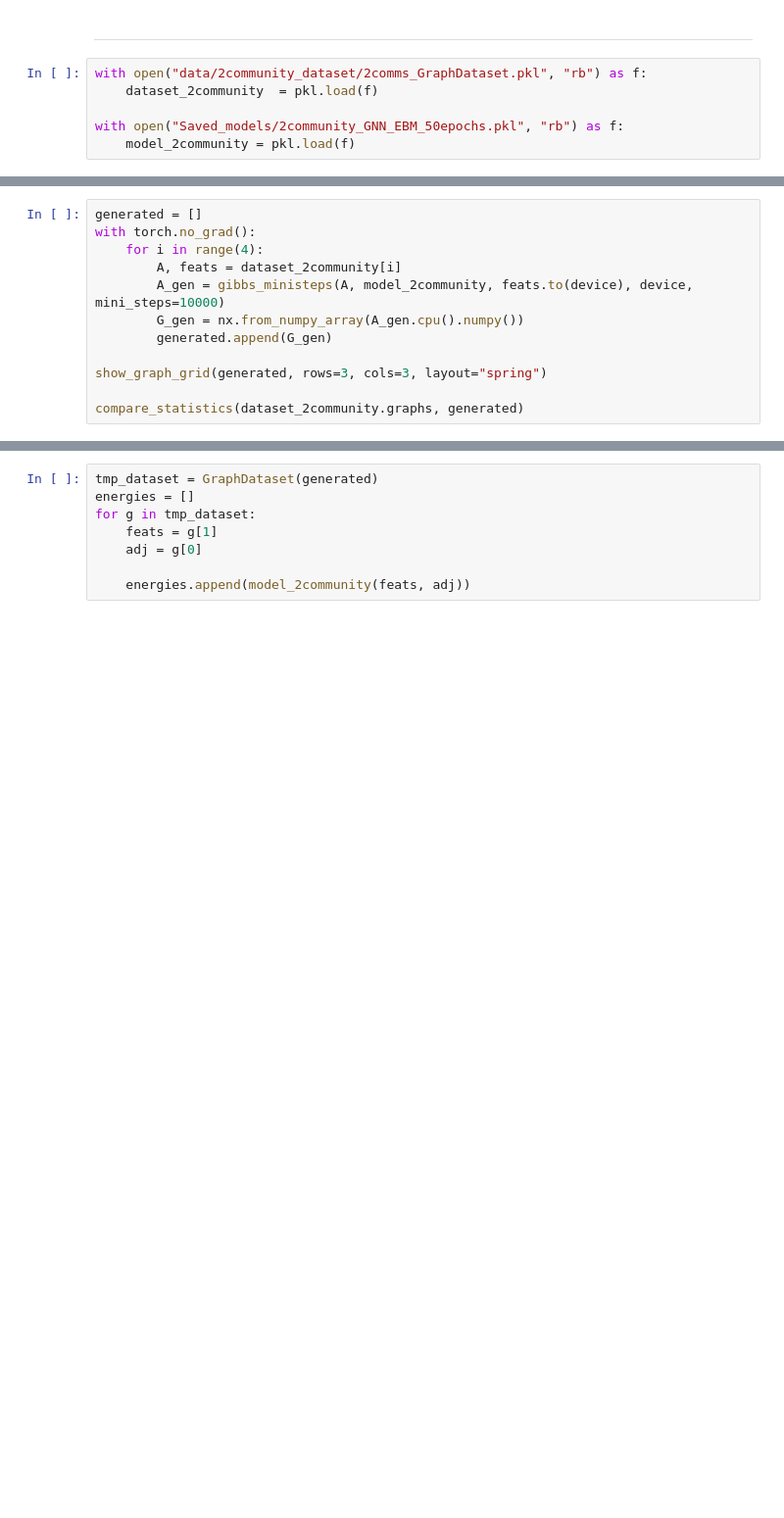
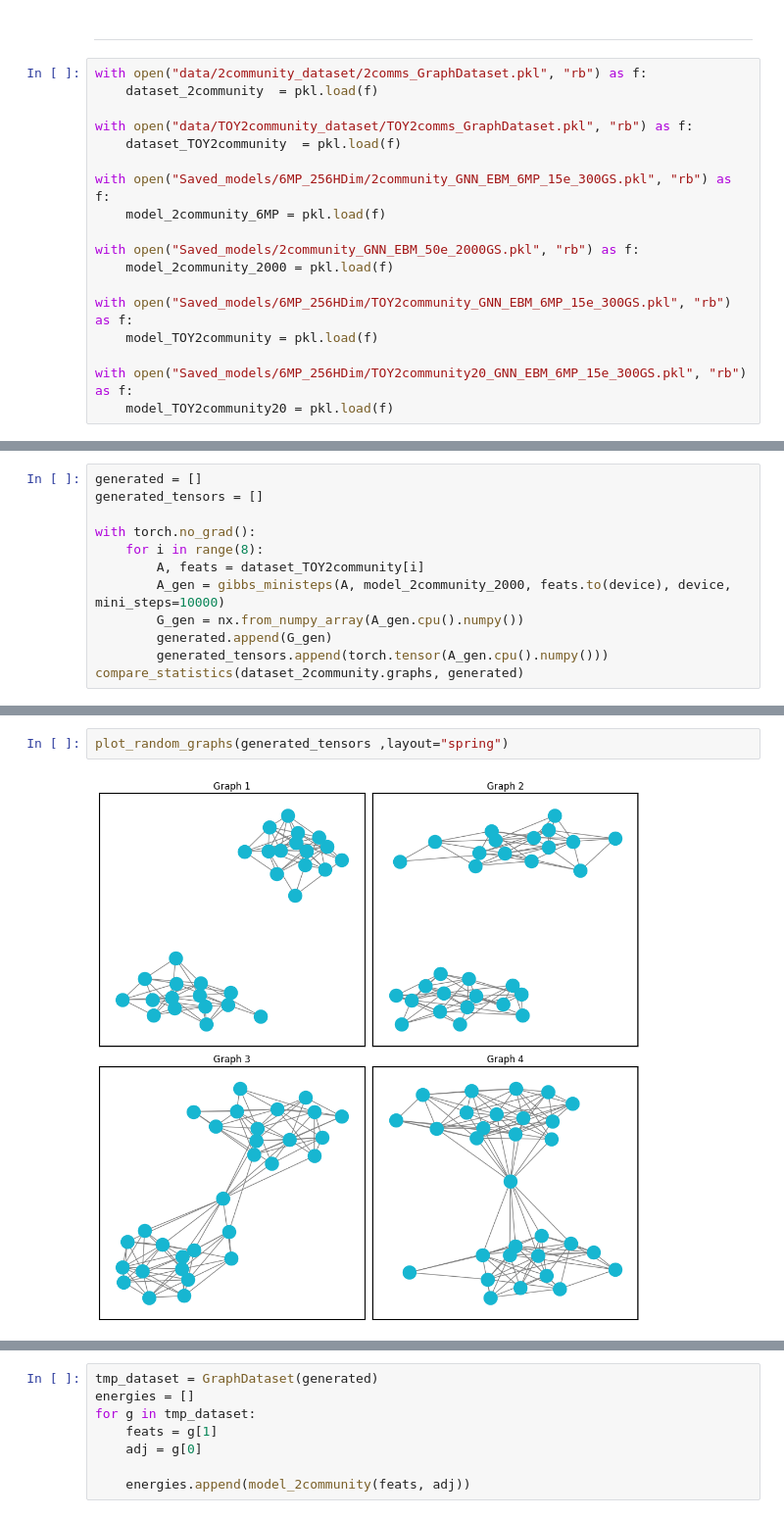
Before and after one commit to LorenzoTonet/deep_erg_experiments, a Jupyter notebook: 2community_eval.ipynb, the cells around one changed output, grey strips where cells are left out. Shown: that part at 98% size. Cells and saved outputs as stored; diff of their text form; blank space fills up the shorter version.

Commit message:
experiments on model evaluation

```diff
--- a/2community_eval.ipynb
+++ b/2community_eval.ipynb
@@ -17,6 +17,18 @@ device = torch.device("cpu")
 with open("data/2community_dataset/2comms_GraphDataset.pkl", "rb") as f:
     dataset_2community  = pkl.load(f)
 
-with open("Saved_models/2community_GNN_EBM_50epochs.pkl", "rb") as f:
-    model_2community = pkl.load(f)
+with open("data/TOY2community_dataset/TOY2comms_GraphDataset.pkl", "rb") as f:
+    dataset_TOY2community  = pkl.load(f)
+
+with open("Saved_models/6MP_256HDim/2community_GNN_EBM_6MP_15e_300GS.pkl", "rb") as f:
+    model_2community_6MP = pkl.load(f)
+
+with open("Saved_models/2community_GNN_EBM_50e_2000GS.pkl", "rb") as f:
+    model_2community_2000 = pkl.load(f)
+
+with open("Saved_models/6MP_256HDim/TOY2community_GNN_EBM_6MP_15e_300GS.pkl", "rb") as f:
+    model_TOY2community = pkl.load(f)
+
+with open("Saved_models/6MP_256HDim/TOY2community20_GNN_EBM_6MP_15e_300GS.pkl", "rb") as f:
+    model_TOY2community20 = pkl.load(f)
 # %%
@@ -37,13 +37,13 @@ Metrics after 1000 Gibbs steps: {'degree_mmd': 0.010215617589459368, 'clustering
 # %%
 generated = []
+generated_tensors = []
+
 with torch.no_grad():
-    for i in range(4):
-        A, feats = dataset_2community[i]
-        A_gen = gibbs_ministeps(A, model_2community, feats.to(device), device, mini_steps=10000)
+    for i in range(8):
+        A, feats = dataset_TOY2community[i]
+        A_gen = gibbs_ministeps(A, model_2community_2000, feats.to(device), device, mini_steps=10000)
         G_gen = nx.from_numpy_array(A_gen.cpu().numpy())
         generated.append(G_gen)
-
-show_graph_grid(generated, rows=3, cols=3, layout="spring")
-
+        generated_tensors.append(torch.tensor(A_gen.cpu().numpy()))
 compare_statistics(dataset_2community.graphs, generated)
 # %% [output]
@@ -73,0 +77,4 @@ Generated graphs: 4 graphs
+# %%
+plot_random_graphs(generated_tensors ,layout="spring")
+# %% [output]
+[figure, added]
```
Also changed, not shown: parts of 7 cells of this notebook, 5 other files.
